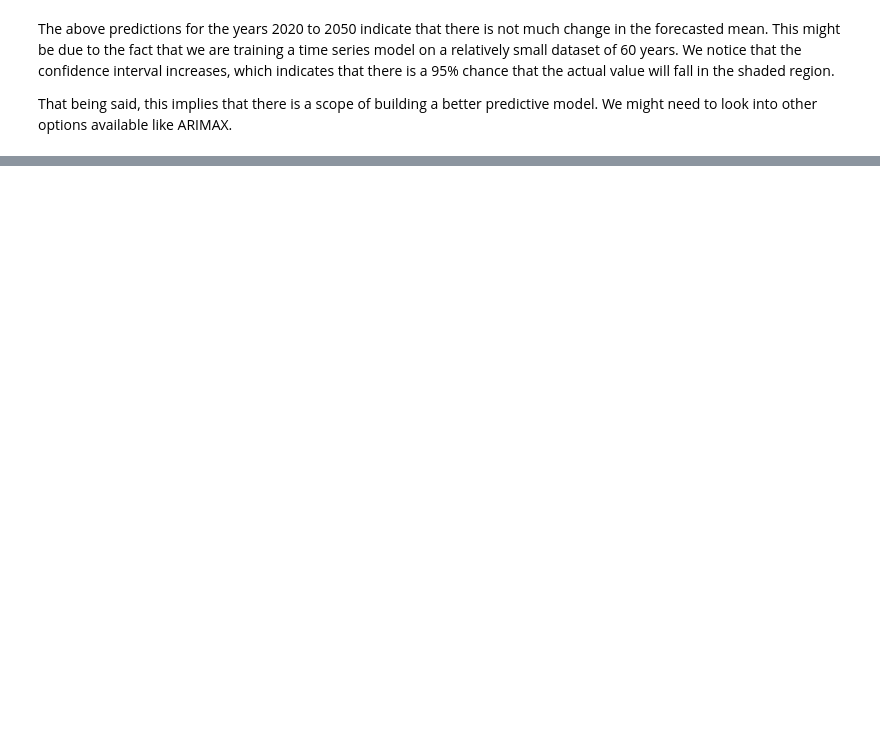
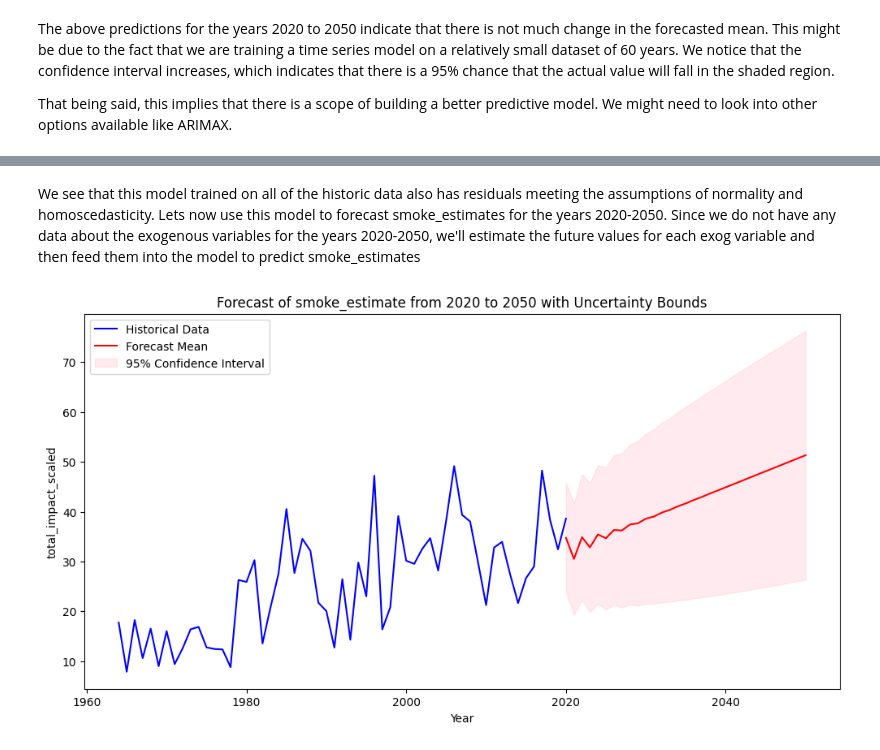
Before and after one commit to sushmavankayala/data-512-homework_4, a Jupyter notebook: 4_smoke_estimates.ipynb, the cells around one changed output, grey strips where cells are left out. Cells and saved outputs as stored; diff of their text form; code cells hidden in the pictures; blank space fills up the shorter version.

Commit message:
Updating smoke_estimate prediction

```diff
--- a/4_smoke_estimates.ipynb
+++ b/4_smoke_estimates.ipynb
@@ -495,0 +722,16 @@ That being said, this implies that there is a scope of building a better predict
+# %%
+# Create dataframes containing data for all endog and exog variables
+endog = wildfires_enriched_grouped[endog_column].to_pandas()
+exog = wildfires_enriched_grouped[exog_columns].to_pandas()
+
+smoke_estimate_prediction_model = SARIMAX(endog=endog,
+                          exog=exog,
+                          order=best_order).fit()
+
+
+# Summarize the model results
+print(smoke_estimate_prediction_model.summary())
+
+# Plot diagnostics
+smoke_estimate_prediction_model.plot_diagnostics(figsize=(12, 8))
+plt.show()
@@ -495,0 +764,29 @@ That being said, this implies that there is a scope of building a better predict
+# %% [markdown]
+We see that this model trained on all of the historic data also has residuals meeting the assumptions of normality and homoscedasticity. Lets now use this model to forecast smoke_estimates for the years 2020-2050. Since we do not have any data about the exogenous variables for the years 2020-2050, we'll estimate the future values for each exog variable and then feed them into the model to predict smoke_estimates
+# %%
+# Forecasting for 2020-2050 with ARIMAX and calculating uncertainty bounds
+forecast_years = range(2020, 2051)
+future_data = pd.DataFrame(index=forecast_years)
+
+# Prepare exogenous variables for forecasting
+for col in exog.columns:
+      z = np.polyfit(wildfires_enriched_grouped['Fire_Year'], exog[col], 1)
+      p = np.poly1d(z)
+      future_data[col] = p(future_data.index)
+
+forecast = smoke_estimate_prediction_model.get_forecast(steps=len(future_data), exog=future_data)
+forecast_mean = forecast.predicted_mean
+forecast_conf_int = forecast.conf_int(alpha=0.05)  # 95% confidence interval
+
+# Plotting historical data and forecast with uncertainty bounds
+plt.figure(figsize=(12, 6))
+plt.plot(wildfires_enriched_grouped['Fire_Year'], wildfires_enriched_grouped['smoke_estimate'], label='Historical Data', color='blue')
+plt.plot(forecast_years, forecast_mean, label='Forecast Mean', color='red')
+plt.fill_between(forecast_years, forecast_conf_int.iloc[:, 0], forecast_conf_int.iloc[:, 1], color='pink', alpha=0.3, label='95% Confidence Interval')
+plt.title("Forecast of smoke_estimate from 2020 to 2050 with Uncertainty Bounds")
+plt.xlabel("Year")
+plt.ylabel("total_impact_scaled")
+plt.legend()
+plt.show()
+# %% [output]
+[figure, added]
```
Also changed, not shown: parts of 18 cells of this notebook, 2 other files.
